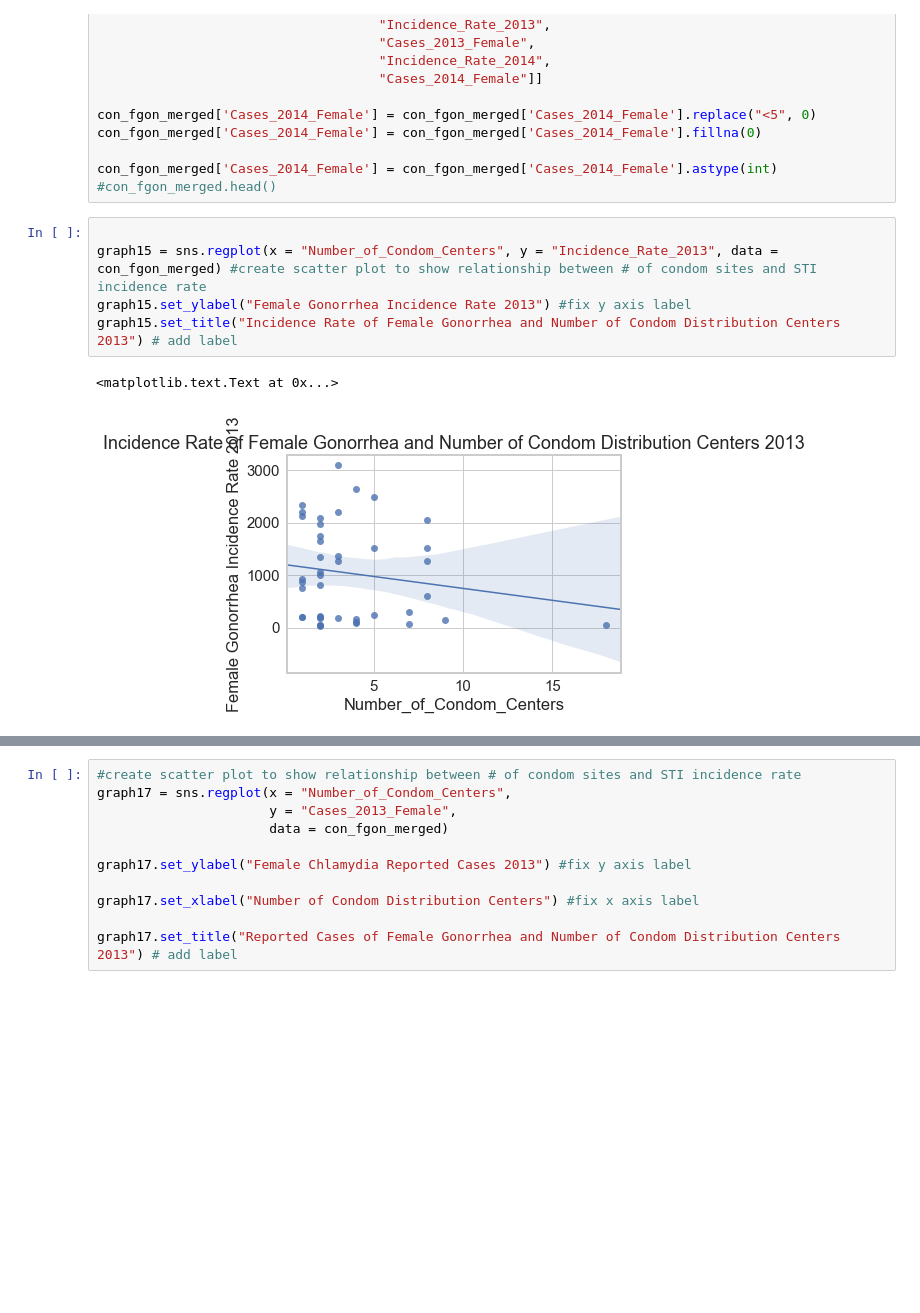
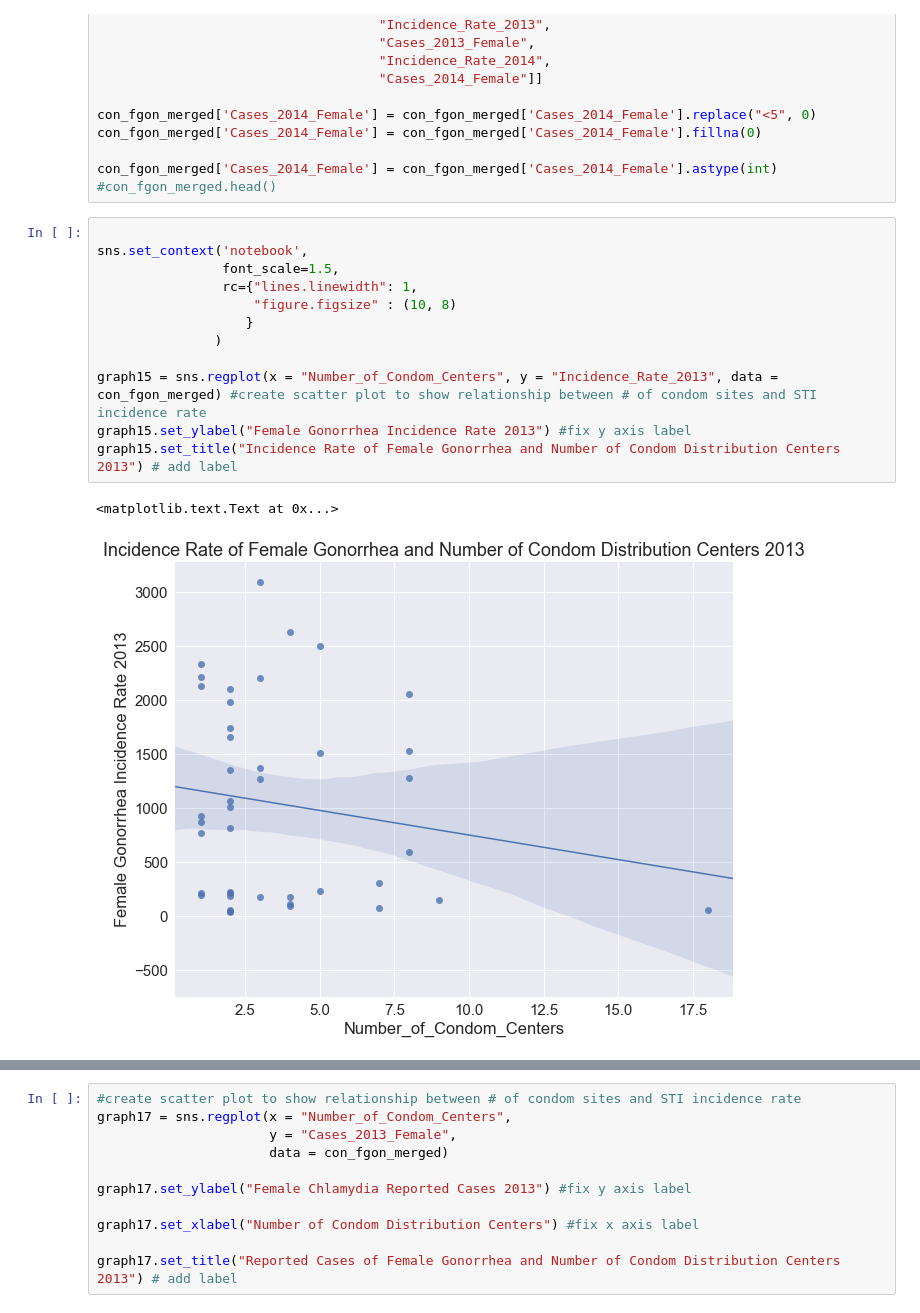
Before and after one commit to TomPCurran/hippp_final_project, a Jupyter notebook: Merge and plots Female Gonorrhea.ipynb, the cells around one changed output, grey strips where cells are left out. Cells and saved outputs as stored; diff of their text form; blank space fills up the shorter version.

Commit message:
fixed first graph dimensions

```diff
--- a/Merge and plots Female Gonorrhea.ipynb
+++ b/Merge and plots Female Gonorrhea.ipynb
@@ -45,13 +45,20 @@ con_fgon_merged['Cases_2014_Female'] = con_fgon_merged['Cases_2014_Female'].fill
 con_fgon_merged['Cases_2014_Female'] = con_fgon_merged['Cases_2014_Female'].astype(int)
 #con_fgon_merged.head()
 # %%
+
+sns.set_context('notebook',
+                font_scale=1.5,
+                rc={"lines.linewidth": 1,
+                    "figure.figsize" : (10, 8)
+                   }
+               )
 
 graph15 = sns.regplot(x = "Number_of_Condom_Centers", y = "Incidence_Rate_2013", data = con_fgon_merged) #create scatter plot to show relationship between # of condom sites and STI incidence rate
 graph15.set_ylabel("Female Gonorrhea Incidence Rate 2013") #fix y axis label
 graph15.set_title("Incidence Rate of Female Gonorrhea and Number of Condom Distribution Centers 2013") # add label
 # %% [output]
 <matplotlib.text.Text at 0x...>
-[figure, old version]
+[figure, new version]
 # %%
 import statsmodels.formula.api as smf
 ols = smf.ols(formula = "Incidence_Rate_2013 ~ Number_of_Condom_Centers", data = con_fgon_merged)
```
Also changed, not shown: parts of 7 cells of this notebook.
